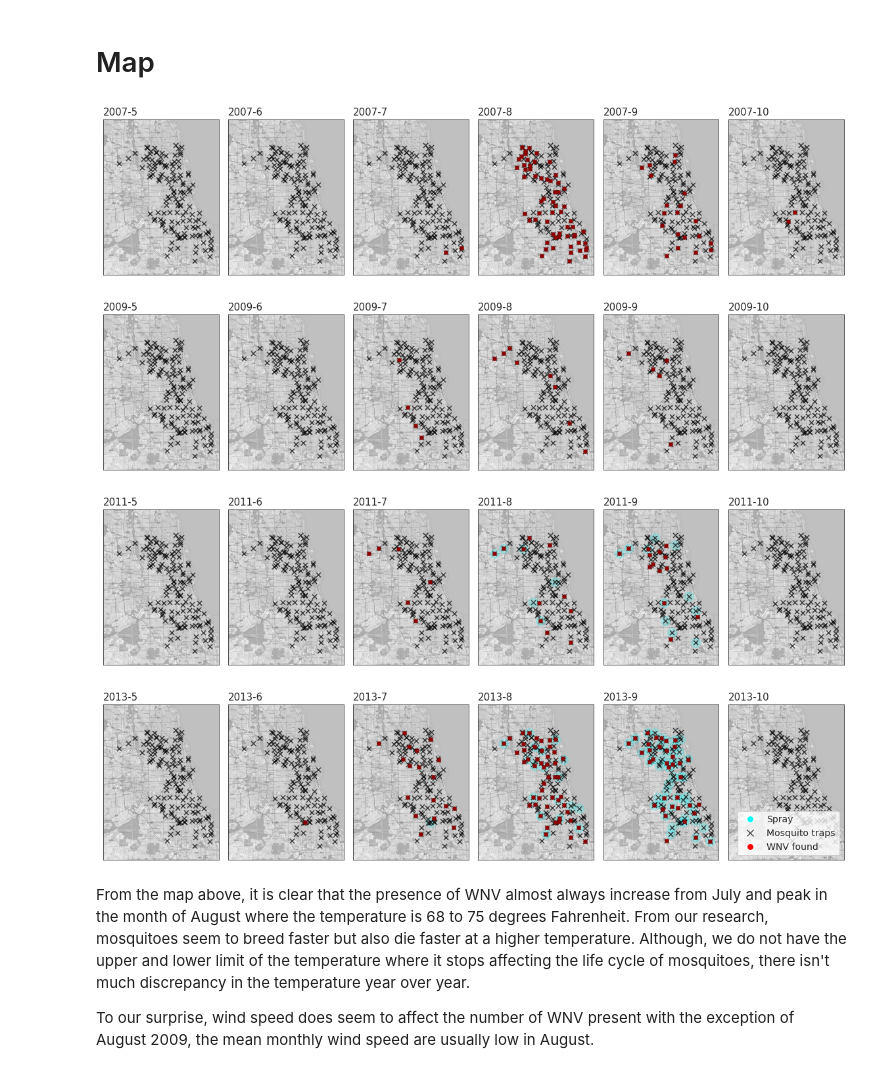
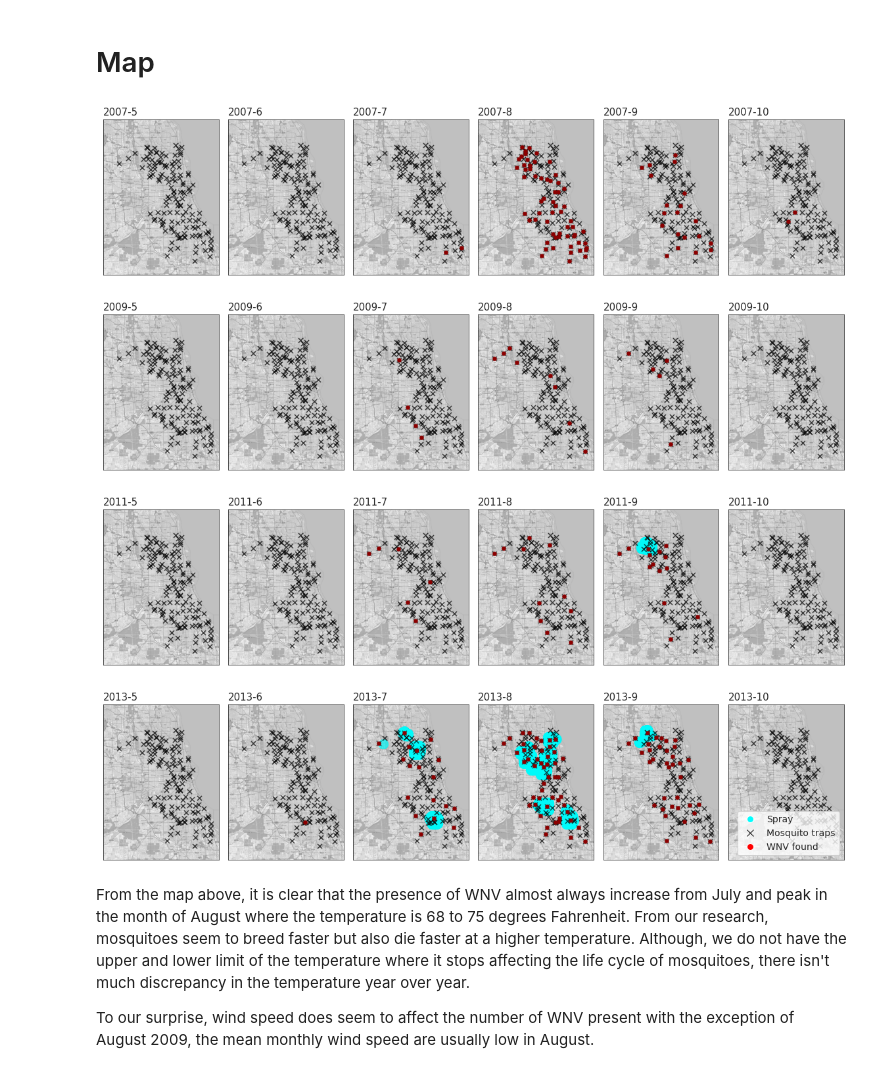
Before and after one commit to henrioei/Binary-Classification-on-West-Nile-Virus, a Jupyter notebook: 1_eda.ipynb, the cells around one changed output. Saved outputs shown, nothing was run; the diff lists cells and outputs as text; code cells hidden in the pictures.

```diff
--- a/1_eda.ipynb
+++ b/1_eda.ipynb
@@ -889,38 +1050,39 @@ for year in df.Year.unique():
 
         # plot spray locations for year and month
         if year in df_spray.year.unique() and month in df_spray.month.unique():
+          if month != 8 or year != 2011:
             sprayed = df_spray[(df_spray.year == year) & (df_spray.month == month)][['Longitude', 'Latitude']].drop_duplicates().values
-            ax[i].scatter(wnv[:,0], wnv[:,1], marker='o', c = 'cyan', s = 200, alpha = 0.2)
+            ax[i].scatter(sprayed[:,0], sprayed[:,1], marker='o', c = 'cyan', s = 200, alpha = 0.2)
 
         # plot trap locations
         locations = df[['Longitude', 'Latitude']].drop_duplicates().values
         ax[i].scatter(locations[:,0], locations[:,1], marker='x', c = 'black', s=50, alpha = 0.7)
 
         # plot wnv locations for year and month
         wnv = df[(df.Year == year) & (df.Month == month) & (df.WnvPresent == 1)]\
                 [['Longitude', 'Latitude']].drop_duplicates().values
         ax[i].scatter(wnv[:,0], wnv[:,1], marker='o', c = 'darkred', s = 30)
 
         # title and axes
         ax[i].set_title(f"{year}-{month}", fontsize = 15, ha = 'left', position = (0,1))
         ax[i].set_xticks([])
         ax[i].set_yticks([])
 
         plt.tight_layout()
 #         plt.savefig(f'heatmap_{year}_{month}')
 
 # custom legend
 legend_elements=[Line2D([0],[0],marker='o', color='w',label='Spray', markerfacecolor='cyan', markersize=10),
                  Line2D([0],[0],marker='x', color='black', label='Mosquito traps',linestyle='', markersize=10),
                  Line2D([0],[0],marker='o', color='w',label='WNV found',markerfacecolor='red', markersize=10)]
 
 plt.legend(handles=legend_elements, loc='lower right', fontsize=14)
 plt.tight_layout()
 # %% [output]
 [figure]
 [figure]
-[figure, old version]
+[figure, new version]
-[figure, old version]
+[figure, new version]
 # %% [markdown]
 From the map above, it is clear that the presence of WNV almost always increase from July and peak in the month of August where the temperature is 68 to 75 degrees Fahrenheit. From our research, mosquitoes seem to breed faster but also die faster at a higher temperature. Although, we do not have the upper and lower limit of the temperature where it stops affecting the life cycle of mosquitoes, there isn't much discrepancy in the temperature year over year.
 
```
Also changed, not shown: parts of 27 cells of this notebook.
